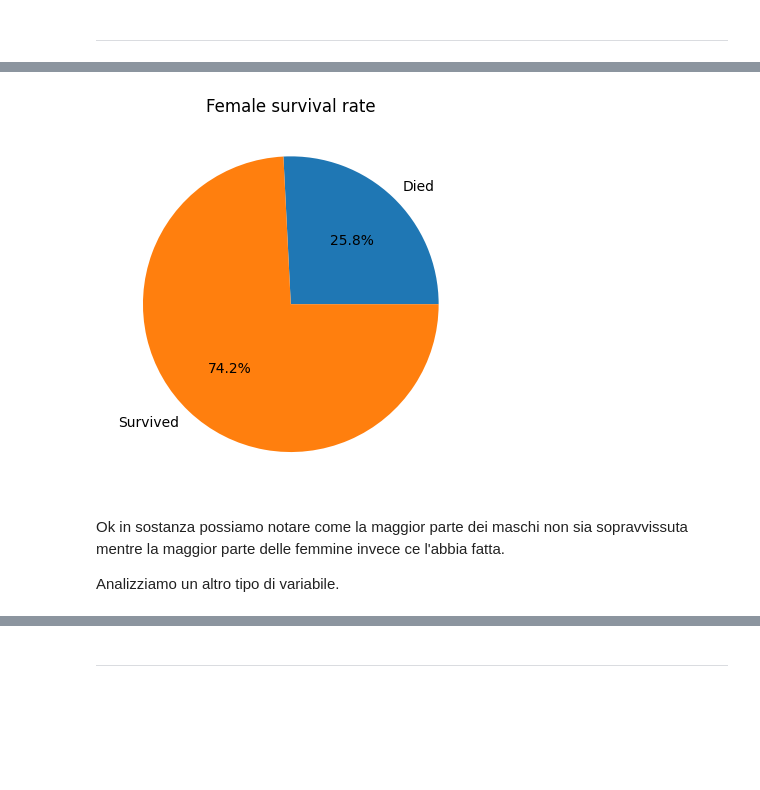
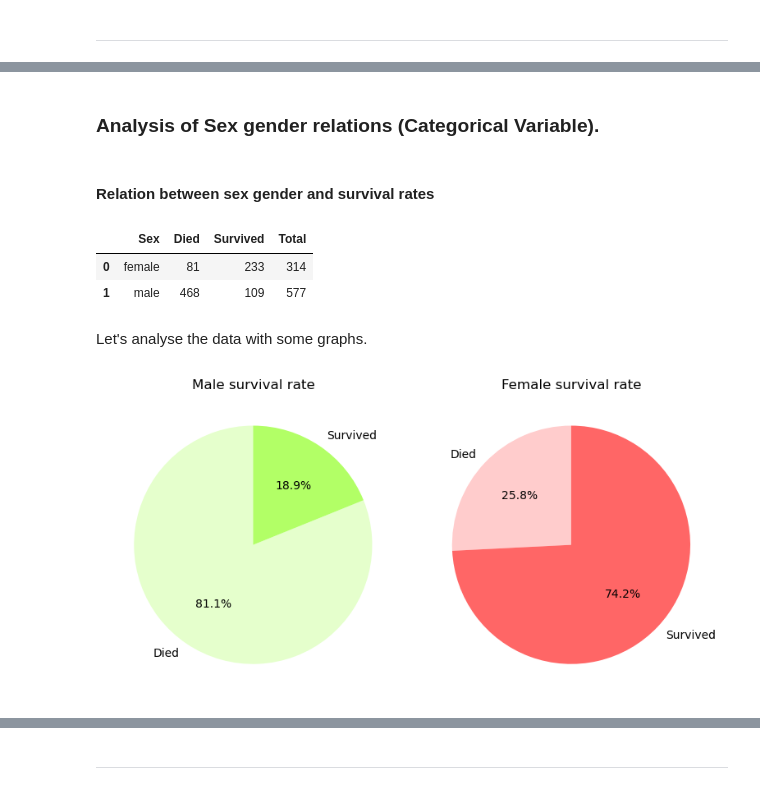
Before and after one commit to davidedigrande/titanic-dataset-eda, a Jupyter notebook: notebook.ipynb, the cells around one changed output, grey strips where cells are left out. Drawn from its saved outputs; the diff is of its cells as text; code cells hidden in the pictures; blank space fills up the shorter version.

Commit message:
Sex gender survival rates colored pie graphs

```diff
--- a/notebook.ipynb
+++ b/notebook.ipynb
@@ -173,12 +162,47 @@ plt.show()
-# %%
-#female survivors in a pie chart
-female_survived = gender_survived.get('female')
-plt.title("Female survival rate")
-plt.pie(female_survived, labels=["Died", "Survived"], autopct='%1.1f%%')
-plt.show()
-# %% [output]
-[figure, removed]
-# %% [markdown]
-Ok in sostanza possiamo notare come la maggior parte dei maschi non sia sopravvissuta mentre la maggior parte delle femmine invece ce l'abbia fatta.
-
-Analizziamo un altro tipo di variabile.
+# %% [markdown]
+### Analysis of Sex gender relations (Categorical Variable).
+# %% [markdown]
+#### Relation between sex gender and survival rates
+# %%
+#Survivors aggregated by gender
+gender_survived = df.groupby(by=['Sex', 'Survived'])['Survived'].count()
+
+# Create a pivot table to organize the data
+pivot_table = gender_survived.unstack(level=-1).reset_index().rename(columns={0: 'Died', 1: 'Survived'}).rename_axis(columns={'Survived': ''})
+
+# Add a column for the total number of passengers in each class
+pivot_table['Total'] = pivot_table['Died'] + pivot_table['Survived']
+
+# Display the table
+pivot_table
+# %% [output]
+|  | Sex | Died | Survived | Total |
+| 0 | female | 81 | 233 | 314 |
+| 1 | male | 468 | 109 | 577 |
+# %% [markdown]
+Let's analyse the data with some graphs.
+# %%
+# Gender colors:
+male_colors = ["#99FF33", "#B2FF66", "#CCFF99", "#E5FFCC"] # (4 shades of light green)
+female_colors = ["#FF3333", "#FF6666", "#FF9999", "#FFCCCC"] # (4 shades of red)
+
+plt.figure(figsize=(8, 4))  # Adjust figure size for better visualization
+
+#Male survivors in a pie chart
+male_survived = gender_survived.get('male')
+
+plt.subplot(1, 2, 1)
+plt.title("Male survival rate")
+plt.pie(male_survived, labels=["Died", "Survived"], autopct='%1.1f%%', colors=[male_colors[3], male_colors[1]], startangle=90)
+
+#female survivors in a pie chart
+female_survived = gender_survived.get('female')
+
+plt.subplot(1, 2, 2)
+plt.title("Female survival rate")
+plt.pie(female_survived, labels=["Died", "Survived"], autopct='%1.1f%%', colors=[female_colors[3], female_colors[1]], startangle=90)
+
+plt.tight_layout()  # Adjust spacing between subplots
+plt.show()
+# %% [output]
+[figure, added]
```
Also changed, not shown: parts of 13 cells of this notebook.
